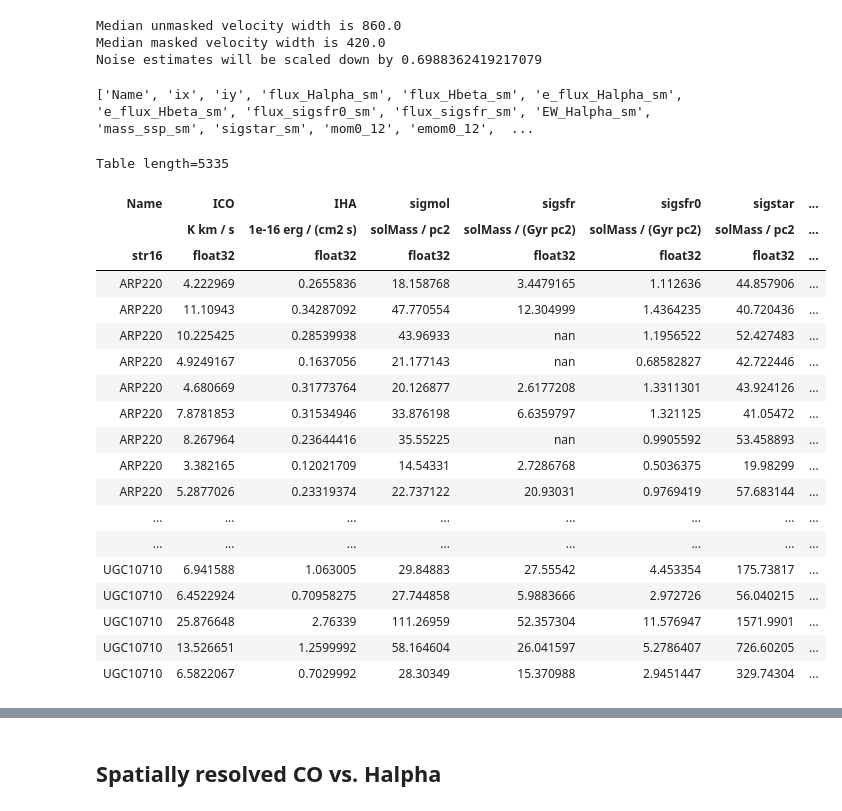
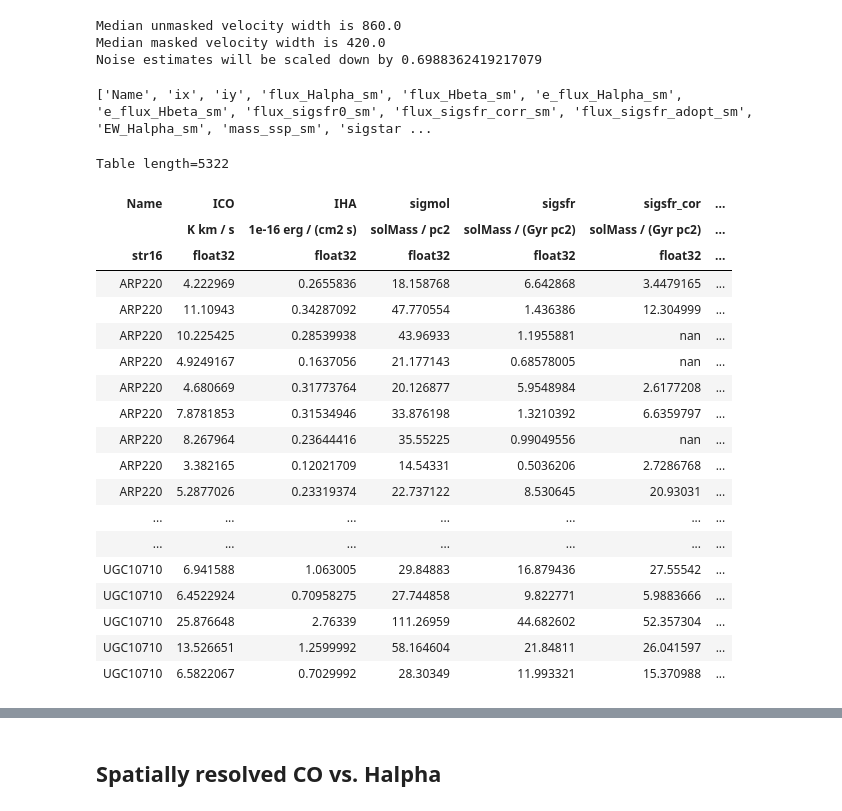
Before and after one commit to tonywong94/edge_pydb, a Jupyter notebook: demo_notebk/SFLaw-edge.ipynb, the cells around one changed output, grey strips where cells are left out. Saved outputs shown, nothing was run; the diff lists cells and outputs as text; code cells hidden in the pictures.

```diff
--- a/demo_notebk/SFLaw-edge.ipynb
+++ b/demo_notebk/SFLaw-edge.ipynb
@@ -14,8 +15,8 @@ plt.rcParams["scatter.edgecolors"] = 'none'
 # %%
 # limit the columns we read to avoid information overload
 sspcols = ['Name','ix','iy','mass_ssp_sm','sigstar_sm']
-fluxcols = ['Name','ix','iy','flux_Halpha_sm','flux_Hbeta_sm','e_flux_Halpha_sm',
-            'e_flux_Hbeta_sm','flux_sigsfr0_sm','flux_sigsfr_sm','EW_Halpha_sm']
+fluxcols = ['Name','ix','iy','flux_Halpha_sm','flux_Hbeta_sm','e_flux_Halpha_sm','e_flux_Hbeta_sm',
+            'flux_sigsfr0_sm','flux_sigsfr_corr_sm','flux_sigsfr_adopt_sm','EW_Halpha_sm']
 comomcols = ['Name','ix','iy','mom0_12','emom0_12','sigmol']
 
 # Note that NGC 5784 is missing stellar mass
@@ -54,7 +55,7 @@ fluxtab.join(conomasktab, keys=['Name', 'ix', 'iy'])
 fluxtab.join(globaltab)
 print(fluxtab.colnames)
 # %% [output]
-['Name', 'ix', 'iy', 'flux_Halpha_sm', 'flux_Hbeta_sm', 'e_flux_Halpha_sm', 'e_flux_Hbeta_sm', 'flux_sigsfr0_sm', 'flux_sigsfr_sm', 'EW_Halpha_sm', 'mass_ssp_sm', 'sigstar_sm', 'mom0_12', 'emom0_12',  ...
+['Name', 'ix', 'iy', 'flux_Halpha_sm', 'flux_Hbeta_sm', 'e_flux_Halpha_sm', 'e_flux_Hbeta_sm', 'flux_sigsfr0_sm', 'flux_sigsfr_corr_sm', 'flux_sigsfr_adopt_sm', 'EW_Halpha_sm', 'mass_ssp_sm', 'sigstar ...
 # %%
 # Apply a 3-sigma cut to CO and Halpha
 codet = fluxtab['mom0_12'] > 3*fluxtab['emom0_12']
@@ -64,37 +65,39 @@ ndet = ~codet & sfdet
 # %%
 sfe_det = Table()
 sfe_det['Name'] = fluxtab['Name'][det]
 sfe_det['ICO'] = fluxtab['mom0_12'][det]
 sfe_det['IHA'] = fluxtab['flux_Halpha_sm'][det]
 sfe_det['sigmol'] = fluxtab['sigmol'][det]
-sfe_det['sigsfr'] = fluxtab['flux_sigsfr_sm'][det]
+sfe_det['sigsfr'] = fluxtab['flux_sigsfr_adopt_sm'][det]
+sfe_det['sigsfr_cor'] = fluxtab['flux_sigsfr_corr_sm'][det]
 sfe_det['sigsfr0'] = fluxtab['flux_sigsfr0_sm'][det]
 sfe_det['sigstar'] = fluxtab['sigstar_sm'][det]
 sfe_det['stmass'] = fluxtab['caMass'][det]
+sfe_det['haew'] = abs(fluxtab['EW_Halpha_sm'][det])
 sfe_det['t_dep'] = Column(sfe_det['sigmol'].quantity/sfe_det['sigsfr'].quantity)
 sfe_det['sigssfr'] = Column(sfe_det['sigsfr'].quantity/sfe_det['sigstar'].quantity)
 sfe_det
 # %% [output]
-Table length=5335
+Table length=5322
-| Name | ICO | IHA | sigmol | sigsfr | sigsfr0 | sigstar | ... |
-|  | K km / s | 1e-16 erg / (cm2 s) | solMass / pc2 | solMass / (Gyr pc2) | solMass / (Gyr pc2) | solMass / pc2 | ... |
-| str16 | float32 | float32 | float32 | float32 | float32 | float32 | ... |
-| ARP220 | 4.222969 | 0.2655836 | 18.158768 | 3.4479165 | 1.112636 | 44.857906 | ... |
-| ARP220 | 11.10943 | 0.34287092 | 47.770554 | 12.304999 | 1.4364235 | 40.720436 | ... |
-| ARP220 | 10.225425 | 0.28539938 | 43.96933 | nan | 1.1956522 | 52.427483 | ... |
-| ARP220 | 4.9249167 | 0.1637056 | 21.177143 | nan | 0.68582827 | 42.722446 | ... |
-| ARP220 | 4.680669 | 0.31773764 | 20.126877 | 2.6177208 | 1.3311301 | 43.924126 | ... |
-| ARP220 | 7.8781853 | 0.31534946 | 33.876198 | 6.6359797 | 1.321125 | 41.05472 | ... |
-| ARP220 | 8.267964 | 0.23644416 | 35.55225 | nan | 0.9905592 | 53.458893 | ... |
-| ARP220 | 3.382165 | 0.12021709 | 14.54331 | 2.7286768 | 0.5036375 | 19.98299 | ... |
-| ARP220 | 5.2877026 | 0.23319374 | 22.737122 | 20.93031 | 0.9769419 | 57.683144 | ... |
-| ... | ... | ... | ... | ... | ... | ... | ... |
-| ... | ... | ... | ... | ... | ... | ... | ... |
-| UGC10710 | 6.941588 | 1.063005 | 29.84883 | 27.55542 | 4.453354 | 175.73817 | ... |
-| UGC10710 | 6.4522924 | 0.70958275 | 27.744858 | 5.9883666 | 2.972726 | 56.040215 | ... |
-| UGC10710 | 25.876648 | 2.76339 | 111.26959 | 52.357304 | 11.576947 | 1571.9901 | ... |
-| UGC10710 | 13.526651 | 1.2599992 | 58.164604 | 26.041597 | 5.2786407 | 726.60205 | ... |
-| UGC10710 | 6.5822067 | 0.7029992 | 28.30349 | 15.370988 | 2.9451447 | 329.74304 | ... |
+| Name | ICO | IHA | sigmol | sigsfr | sigsfr_cor | ... |
+|  | K km / s | 1e-16 erg / (cm2 s) | solMass / pc2 | solMass / (Gyr pc2) | solMass / (Gyr pc2) | ... |
+| str16 | float32 | float32 | float32 | float32 | float32 | ... |
+| ARP220 | 4.222969 | 0.2655836 | 18.158768 | 6.642868 | 3.4479165 | ... |
+| ARP220 | 11.10943 | 0.34287092 | 47.770554 | 1.436386 | 12.304999 | ... |
+| ARP220 | 10.225425 | 0.28539938 | 43.96933 | 1.1955881 | nan | ... |
+| ARP220 | 4.9249167 | 0.1637056 | 21.177143 | 0.68578005 | nan | ... |
+| ARP220 | 4.680669 | 0.31773764 | 20.126877 | 5.9548984 | 2.6177208 | ... |
+| ARP220 | 7.8781853 | 0.31534946 | 33.876198 | 1.3210392 | 6.6359797 | ... |
+| ARP220 | 8.267964 | 0.23644416 | 35.55225 | 0.99049556 | nan | ... |
+| ARP220 | 3.382165 | 0.12021709 | 14.54331 | 0.5036206 | 2.7286768 | ... |
+| ARP220 | 5.2877026 | 0.23319374 | 22.737122 | 8.530645 | 20.93031 | ... |
+| ... | ... | ... | ... | ... | ... | ... |
+| ... | ... | ... | ... | ... | ... | ... |
+| UGC10710 | 6.941588 | 1.063005 | 29.84883 | 16.879436 | 27.55542 | ... |
+| UGC10710 | 6.4522924 | 0.70958275 | 27.744858 | 9.822771 | 5.9883666 | ... |
+| UGC10710 | 25.876648 | 2.76339 | 111.26959 | 44.682602 | 52.357304 | ... |
+| UGC10710 | 13.526651 | 1.2599992 | 58.164604 | 21.84811 | 26.041597 | ... |
+| UGC10710 | 6.5822067 | 0.7029992 | 28.30349 | 11.993321 | 15.370988 | ... |
 # %%
 sfe_ndet = Table()
 sfe_ndet['Name'] = fluxtab['Name'][ndet]
```
Also changed, not shown: parts of 19 cells of this notebook.
